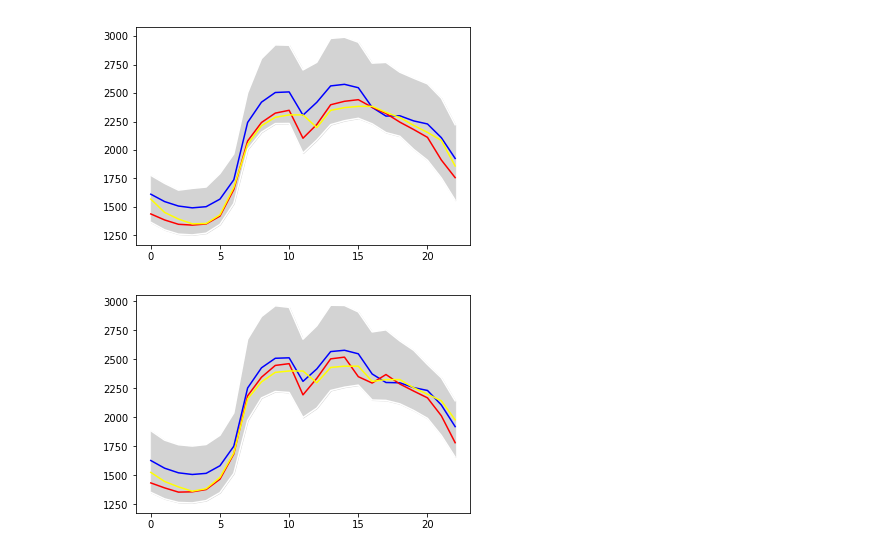
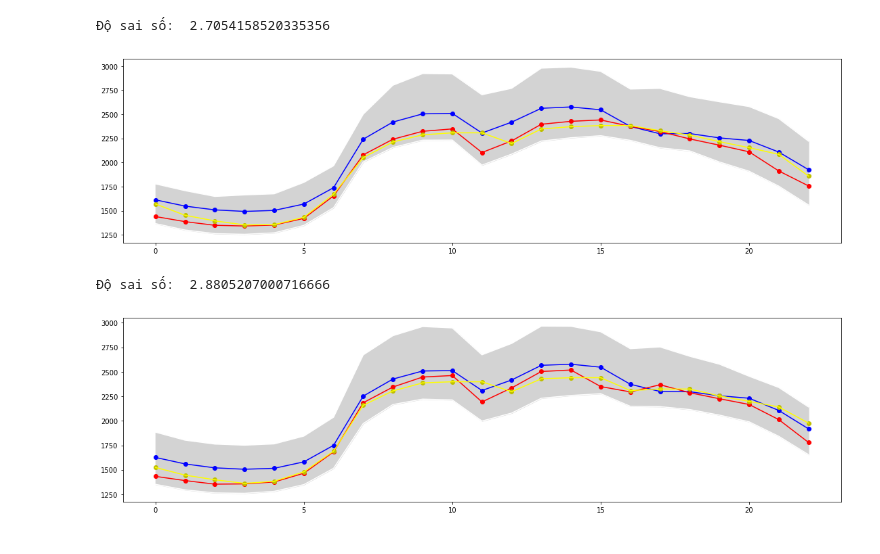
Before and after one commit to DUCQUAN7850/show, a Jupyter notebook: Untitled1.ipynb, the cells around one changed output. Saved outputs shown, nothing was run; the diff lists cells and outputs as text; code cells hidden in the pictures.

```diff
--- a/Untitled1.ipynb
+++ b/Untitled1.ipynb
@@ -78,7 +78,7 @@ trainPredictPlot[look_back:len(trainPredict)+look_back, :] = trainPredict
 testPredictPlot = numpy.empty_like(dataset)
 testPredictPlot[:, :] = numpy.nan
 testPredictPlot[len(trainPredict)+(look_back*2)+1:len(dataset)-1, :] = testPredict
-test_check=testPredictPlot[8400:8567]
+test_check=testPredictPlot[8400:8568]
 
 #Tinh chỉnh kết quả
 mintc=(min(test_check))[0]
@@ -102,7 +102,7 @@ for i in range(len(test_input)-1):
 MAPE = MAPE*100/(len(test_input))
 print("Độ sai số: ",MAPE)
 #show đồ thị
-plt.plot(test_check)
+# plt.plot(test_check)
 # --------------------------------------------------------------------------
 # đọc dữ liệu từ file ra
 dataset = read_csv('ts.csv')
@@ -136,7 +136,7 @@ while(a>0):
 for i in range(0,168):
 	listdate[i] /=200
 	listdate[i]=round(listdate[i],1)
-
+plt.figure(figsize=(19,5))
 plt.plot(listdate,'blue')
 plt.plot(timemax, color='white')
 plt.plot(timemin,color='white')
@@ -197,11 +221,22 @@ plt.show()
 # %%
-plt.plot(listdate[48:71],'blue')
+plt.figure(figsize=(19,5))
+for i in range(48,71):
+    plt.plot(i-48,listdate[i],'bo-')#Đường dữ liệu trung bình
+plt.plot(listdate[48:71],'b')
 plt.plot(timemax[48:71], color='white')
 plt.plot(timemin[48:71],color='white')
-plt.plot(tuan51[48:71],color='red')
-plt.plot(test_check[48:71],color='yellow')
+for i in range(48,71):
+    plt.plot(i-48,tuan51[i],'ro-')
+plt.plot(tuan51[48:71],color='red')#Đường dữ liệu chuẩn
+for i in range(48,71):
+    plt.plot(i-48,test_check[i],'yo-')
+plt.plot(test_check[48:71],color='yellow')#Đường dự đoán
 c=numpy.arange(23)
 plt.fill_between(c,timemin[48:71],timemax[48:71],color='lightgrey')
-
+MAPE=0
+for i in range(48,71):
+	MAPE += abs((tuan51[i]-test_check[i][0])/tuan51[i])
+MAPE = MAPE*100/(24)
+print("Độ sai số: ",MAPE)
 plt.show()
 # %% [output]
@@ -209,25 +245,49 @@ plt.show()
 # %%
-plt.plot(listdate[72:95],'blue')
+plt.figure(figsize=(19,5))
+for i in range(72,95):
+    plt.plot(i-72,listdate[i],'bo-')#Đường dữ liệu trung bình
+plt.plot(listdate[72:95],'b')
 plt.plot(timemax[72:95], color='white')
 plt.plot(timemin[72:95],color='white')
-plt.plot(tuan51[72:95],color='red')
-plt.plot(test_check[72:95],color='yellow')
+for i in range(72,95):
+    plt.plot(i-72,tuan51[i],'ro-')
+plt.plot(tuan51[72:95],color='red')#Đường dữ liệu chuẩn
+for i in range(72,95):
+    plt.plot(i-72,test_check[i],'yo-')
+plt.plot(test_check[72:95],color='yellow')#Đường dự đoán
 c=numpy.arange(23)
 plt.fill_between(c,timemin[72:95],timemax[72:95],color='lightgrey')
-
+MAPE=0
+for i in range(72,95):
+	MAPE += abs((tuan51[i]-test_check[i][0])/tuan51[i])
+MAPE = MAPE*100/(24)
+print("Độ sai số: ",MAPE)
 plt.show()
 # %% [output]
+Độ sai số:  2.7054158520335356
-[figure, old version]
+[figure, new version]
 # %%
-plt.plot(listdate[96:119],'blue')
+plt.figure(figsize=(19,5))
+for i in range(96,119):
+    plt.plot(i-96,listdate[i],'bo-')#Đường dữ liệu trung bình
+plt.plot(listdate[96:119],'b')
 plt.plot(timemax[96:119], color='white')
 plt.plot(timemin[96:119],color='white')
-plt.plot(tuan51[96:119],color='red')
-plt.plot(test_check[96:119],color='yellow')
+for i in range(96,119):
+    plt.plot(i-96,tuan51[i],'ro-')
+plt.plot(tuan51[96:119],color='red')#Đường dữ liệu chuẩn
+for i in range(96,119):
+    plt.plot(i-96,test_check[i],'yo-')
+plt.plot(test_check[96:119],color='yellow')#Đường dự đoán
 c=numpy.arange(23)
 plt.fill_between(c,timemin[96:119],timemax[96:119],color='lightgrey')
-
+MAPE=0
+for i in range(96,119):
+	MAPE += abs((tuan51[i]-test_check[i][0])/tuan51[i])
+MAPE = MAPE*100/(24)
+print("Độ sai số: ",MAPE)
 plt.show()
 # %% [output]
+Độ sai số:  2.8805207000716666
-[figure, old version]
+[figure, new version]
 # %%
```
Also changed, not shown: parts of 6 cells of this notebook.
